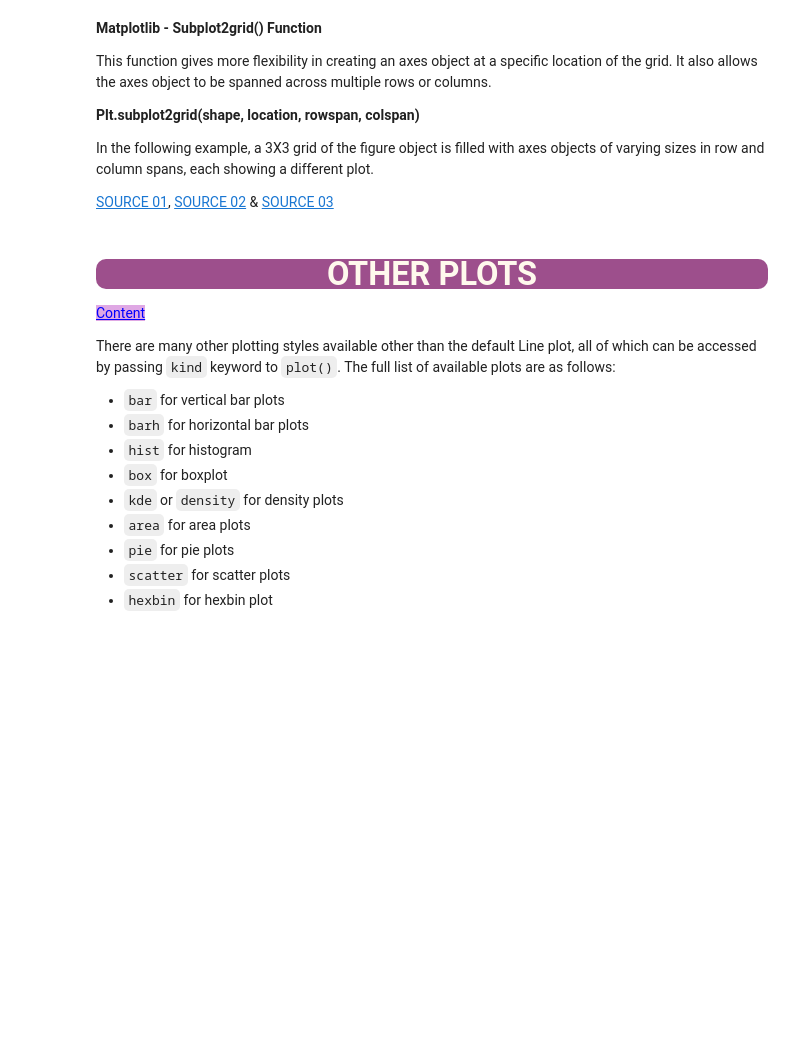
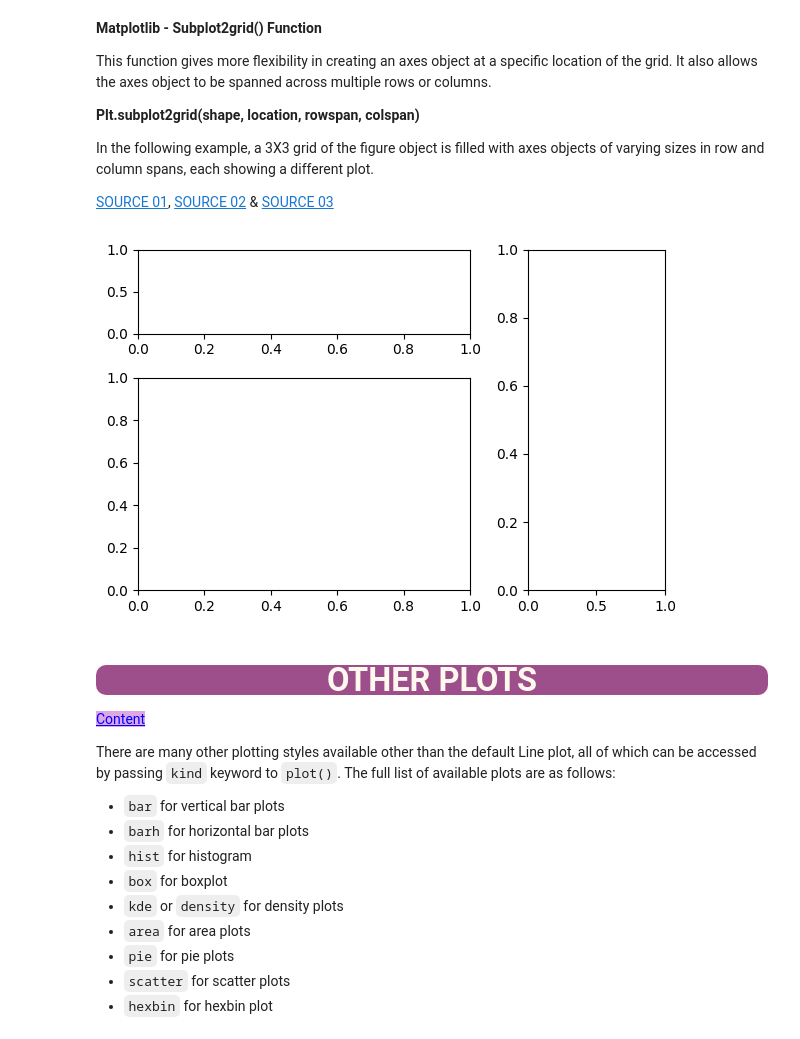
Before and after one commit to muratsati20/Class-Workshop, a Jupyter notebook: DVPY/1_DVwPy_S1_Matplotlib_Part01-Student_DS15EU.ipynb, the cells around one changed output. Saved outputs shown, nothing was run; the diff lists cells and outputs as text; code cells hidden in the pictures; blank space fills up the shorter version.

```diff
--- a/DVPY/1_DVwPy_S1_Matplotlib_Part01-Student_DS15EU.ipynb
+++ b/DVPY/1_DVwPy_S1_Matplotlib_Part01-Student_DS15EU.ipynb
@@ -1011,13 +972,18 @@ x
 # %%
 # rowspan and colspan
 
 plt.figure()
 a1 = plt.subplot2grid((3, 3),(0, 0), colspan = 2)
 a2 = plt.subplot2grid((3, 3),(0, 2), rowspan = 3)
 a3 = plt.subplot2grid((3, 3),(1, 0), rowspan = 2, colspan = 2)
+plt.tight_layout()
+plt.show()
+
 
 #
 #
+# %% [output]
+[figure, added]
 # %% [markdown]
 ## <p style="background-color:#9d4f8c; font-family:newtimeroman; color:#FFF9ED; font-size:150%; text-align:center; border-radius:10px 10px;">OTHER PLOTS</p>
 
```
Also changed, not shown: parts of 28 cells of this notebook, 3 other files.
